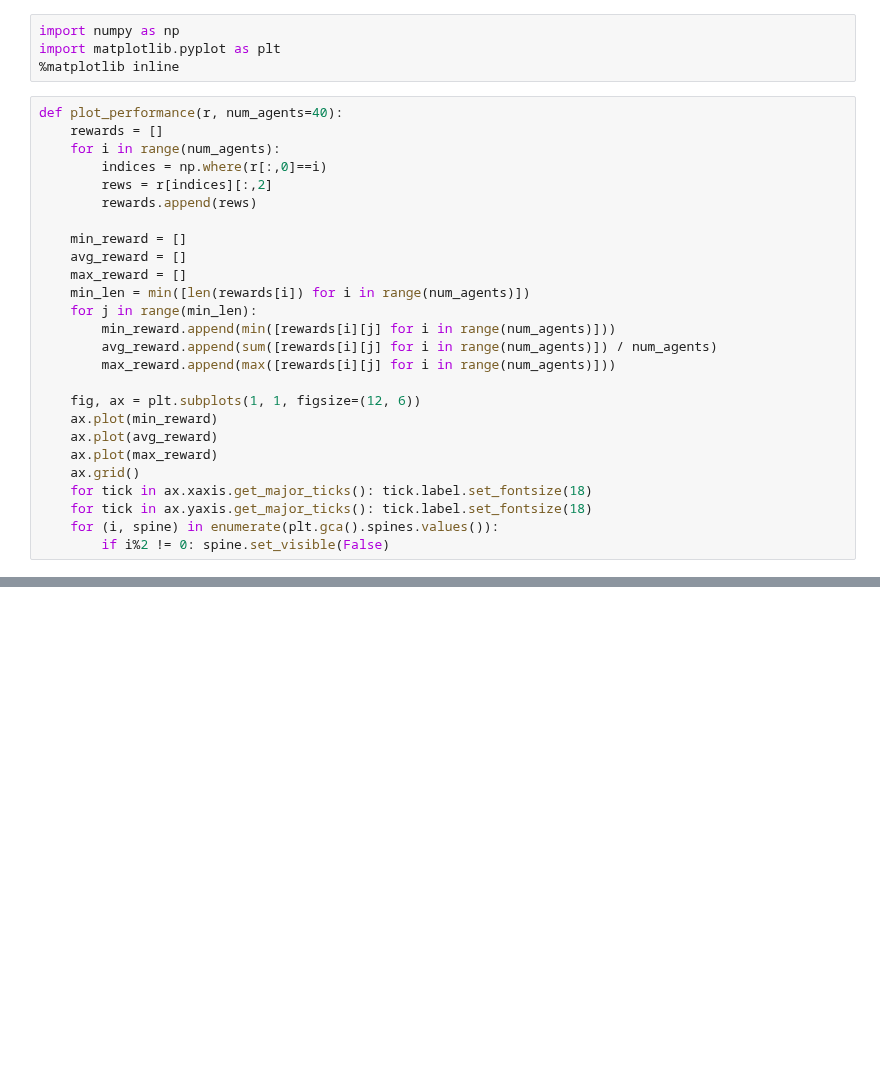
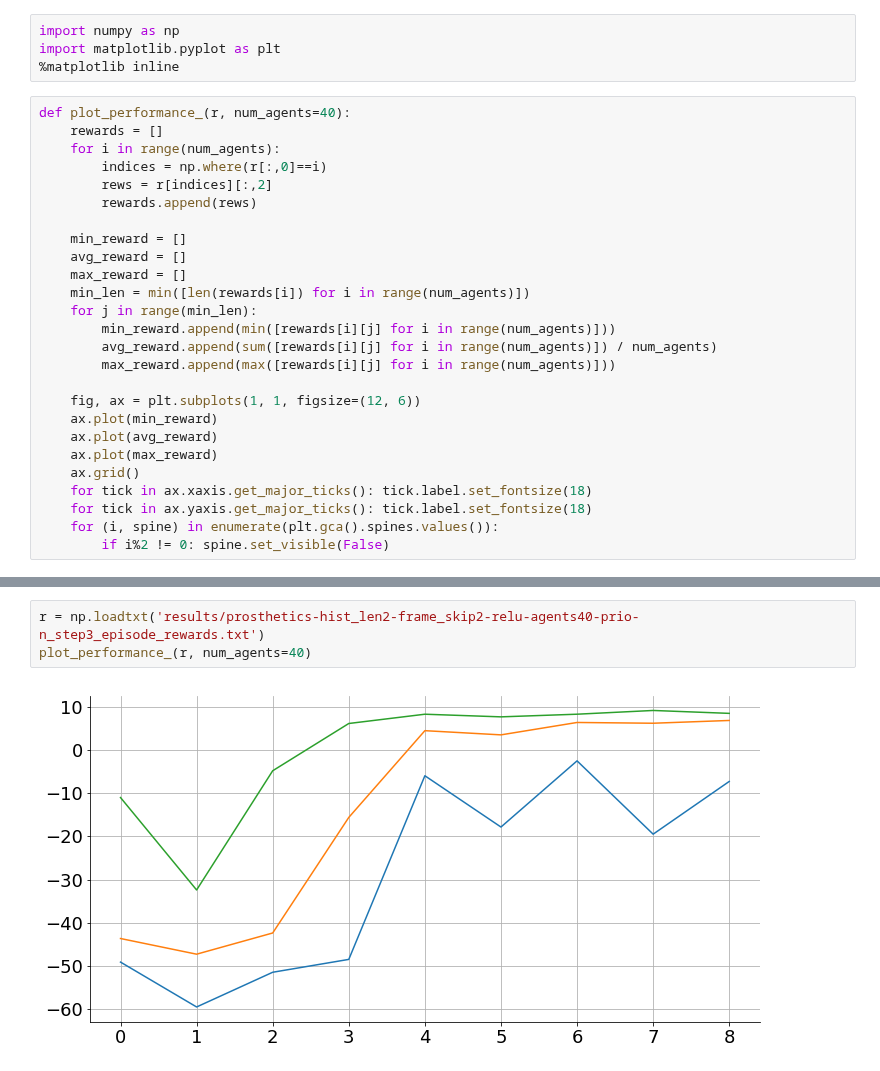
Before and after one commit to parilo/tars-rl, a Jupyter notebook: plot_performance.ipynb, the cells around one changed output, grey strips where cells are left out. Cells and saved outputs as stored; diff of their text form; blank space fills up the shorter version.

```diff
--- a/plot_performance.ipynb
+++ b/plot_performance.ipynb
@@ -5,7 +5,7 @@ import numpy as np
 import matplotlib.pyplot as plt
 %matplotlib inline
 # %%
-def plot_performance(r, num_agents=40):
+def plot_performance_(r, num_agents=40):
     rewards = []
     for i in range(num_agents):
         indices = np.where(r[:,0]==i)
@@ -32,0 +69,5 @@ def plot_performance(r, num_agents=40):
+# %%
+r = np.loadtxt('results/prosthetics-hist_len2-frame_skip2-relu-agents40-prio-n_step3_episode_rewards.txt')
+plot_performance_(r, num_agents=40)
+# %% [output]
+[figure, added]
```
Also changed, not shown: parts of 10 cells of this notebook, 7 other files.
